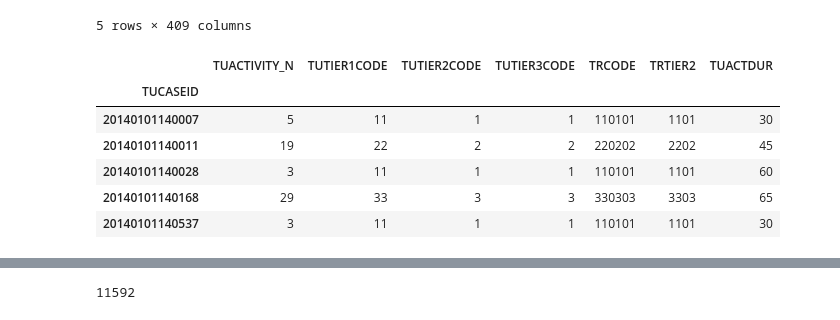
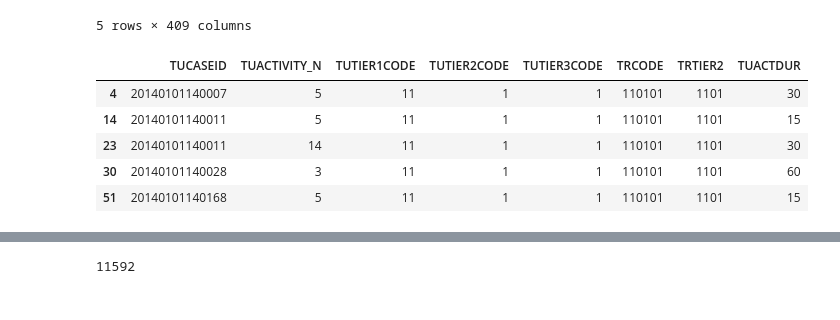
Before and after one commit to katjackson/atus-analysis, a Jupyter notebook: scratchpad.ipynb, the cells around one changed output, grey strips where cells are left out. Cells and saved outputs as stored; diff of their text form; code cells hidden in the pictures.

```diff
--- a/scratchpad.ipynb
+++ b/scratchpad.ipynb
@@ -50,14 +52,11 @@ F_data.head()
 5 rows × 409 columns
 # %%
 eating = activities[activities.TUTIER1CODE == 11]
-eat_len = eating.groupby('TUCASEID').sum()
-# eat_len = eat_len['TUACTDUR']
-eat_len.head()
+eating.head()
 # %% [output]
-|  | TUACTIVITY_N | TUTIER1CODE | TUTIER2CODE | TUTIER3CODE | TRCODE | TRTIER2 | TUACTDUR |
-| TUCASEID |  |  |  |  |  |  |  |
-| 20140101140007 | 5 | 11 | 1 | 1 | 110101 | 1101 | 30 |
-| 20140101140011 | 19 | 22 | 2 | 2 | 220202 | 2202 | 45 |
-| 20140101140028 | 3 | 11 | 1 | 1 | 110101 | 1101 | 60 |
-| 20140101140168 | 29 | 33 | 3 | 3 | 330303 | 3303 | 65 |
-| 20140101140537 | 3 | 11 | 1 | 1 | 110101 | 1101 | 30 |
+|  | TUCASEID | TUACTIVITY_N | TUTIER1CODE | TUTIER2CODE | TUTIER3CODE | TRCODE | TRTIER2 | TUACTDUR |
+| 4 | 20140101140007 | 5 | 11 | 1 | 1 | 110101 | 1101 | 30 |
+| 14 | 20140101140011 | 5 | 11 | 1 | 1 | 110101 | 1101 | 15 |
+| 23 | 20140101140011 | 14 | 11 | 1 | 1 | 110101 | 1101 | 30 |
+| 30 | 20140101140028 | 3 | 11 | 1 | 1 | 110101 | 1101 | 60 |
+| 51 | 20140101140168 | 5 | 11 | 1 | 1 | 110101 | 1101 | 15 |
```
Also changed, not shown: parts of 52 cells of this notebook, 1 other file.
